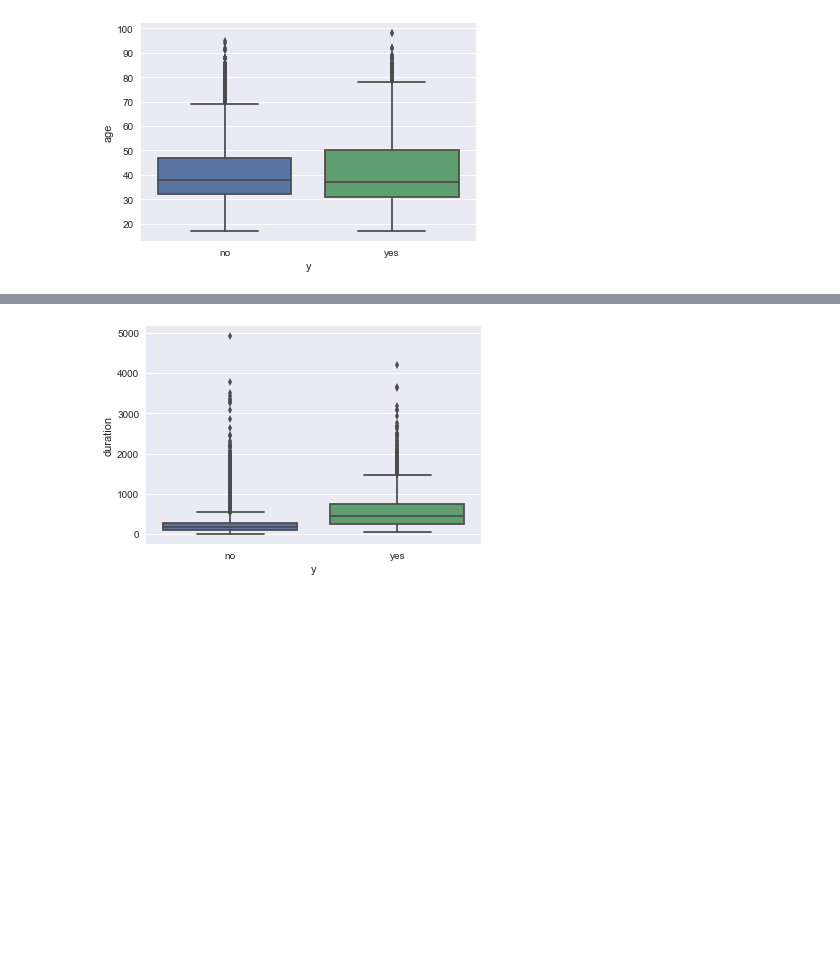
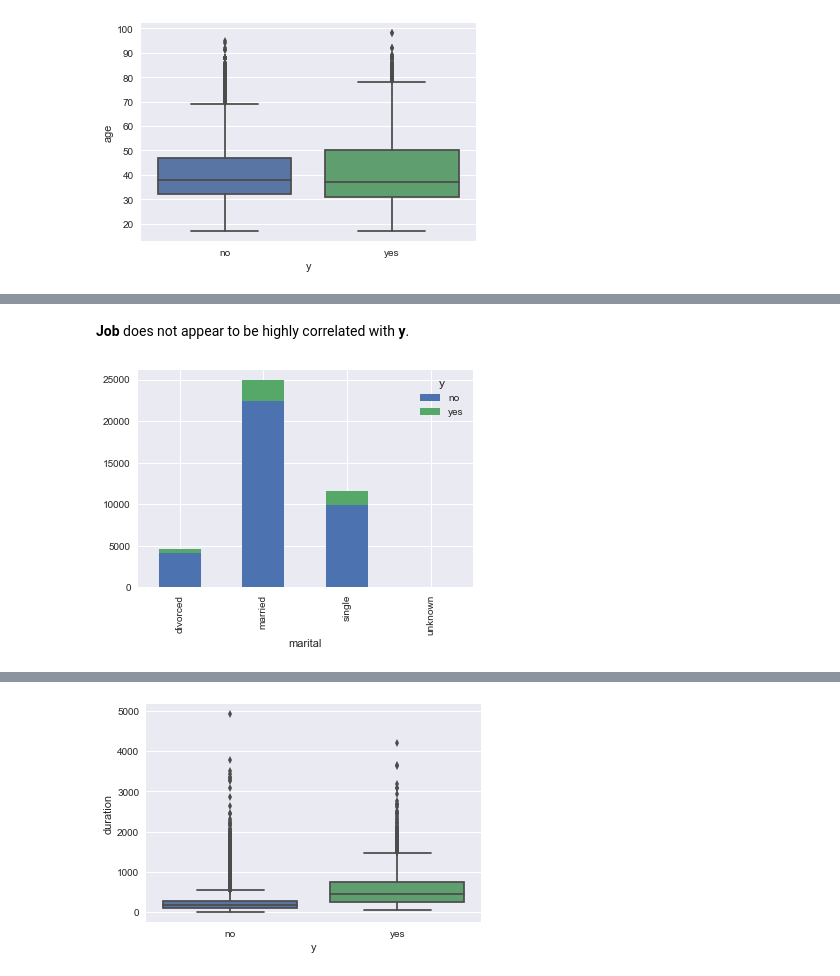
Before and after one commit to leighirving/bank-marketing, a Jupyter notebook: campaign-classification.ipynb, the cells around one changed output, grey strips where cells are left out. Drawn from its saved outputs; the diff is of its cells as text; code cells hidden in the pictures; blank space fills up the shorter version.

```diff
--- a/campaign-classification.ipynb
+++ b/campaign-classification.ipynb
@@ -80,0 +93,7 @@ sns.boxplot(x='y', y='age',data=data);
+# %% [markdown]
+**Job** does not appear to be highly correlated with **y**.
+# %%
+marital_y_table = pd.crosstab(index=data["marital"], columns=data["y"])
+marital_y_table.plot(kind="bar",stacked=True);
+# %% [output]
+[figure, added]
```
Also changed, not shown: parts of 27 cells of this notebook.
